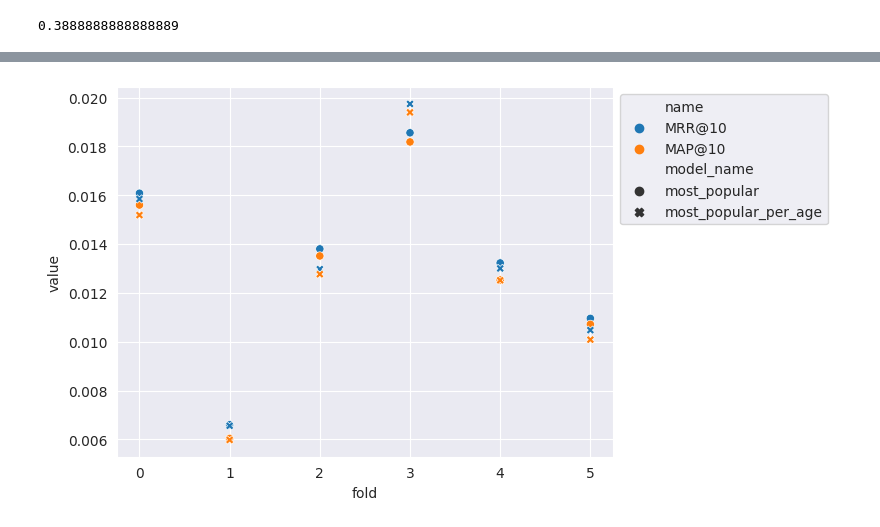
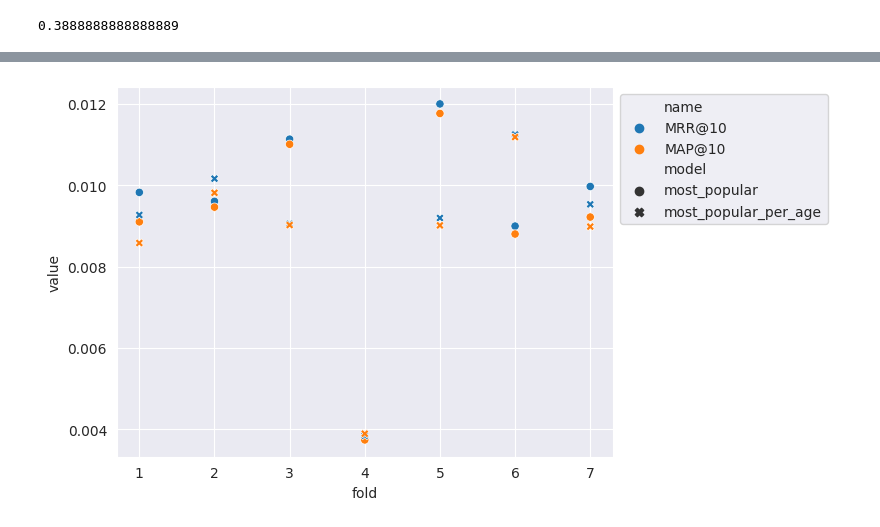
Before and after one commit to KernelA/education-recsys, a Jupyter notebook: l1_metrics.ipynb, the cells around one changed output, grey strips where cells are left out. Saved outputs shown, nothing was run; the diff lists cells and outputs as text; code cells hidden in the pictures.

```diff
--- a/l1_metrics.ipynb
+++ b/l1_metrics.ipynb
@@ -124,0 +112,17 @@ test_dates
+# %%
+last_date = df.get_column("start_date").max()
+folds = 7
+interval = timedelta(days=1)
+start_date = last_date - interval * (folds + 1)
+# %%
+cv = TimeRangeSplit(start_date=start_date, interval=interval, folds=folds)
+
+folds_with_stats = list(cv.split(
+        df,
+        user_column="user_id",
+        item_column="item_id",
+        datetime_column="start_date",
+        fold_stats=True,
+        add_pos_neg_info=True
+    )
+)
@@ -144,2 +144,8 @@ def validate(interactions: pl.DataFrame, user_features: pl.DataFrame, test_dates
 # %%
-pop_metrics = validate(df, df_users, test_dates, PopularRecommender, num_recs=num_recs)
+pop_metrics, model = model_cross_validate(
+        df,
+        df_items,
+        df_users,
+        folds_with_stats,
+        lambda: PopularRecommender(),
+        num_recs)
@@ -151,2 +152,8 @@ sns.scatterplot(data=pop_metrics.filter(pl.col("name").str.contains(r"(MAP@.+|MR
 # %%
-pop_per_age_metrics = validate(df, df_users, test_dates, PopularRecommenderPerAge, num_recs=num_recs)
+pop_per_age_metrics, model = model_cross_validate(
+        df,
+        df_items,
+        df_users,
+        folds_with_stats,
+        lambda: PopularRecommenderPerAge(),
+        num_recs)
@@ -160,7 +162,7 @@ all_metrics = pl.concat([pop_metrics, pop_per_age_metrics])
 # %%
 plot = sns.scatterplot(
     data=all_metrics.filter(pl.col("name").str.contains(r"(MAP@.+|MRR@.+)")),
-    x="fold", y="value", hue="name", style="model_name")
+    x="fold", y="value", hue="name", style="model")
 sns.move_legend(plot, loc="upper left", bbox_to_anchor=(1, 1))
 # %% [output]
-[figure, old version]
+[figure, new version]
```
Also changed, not shown: parts of 9 cells of this notebook, 5 other files.
